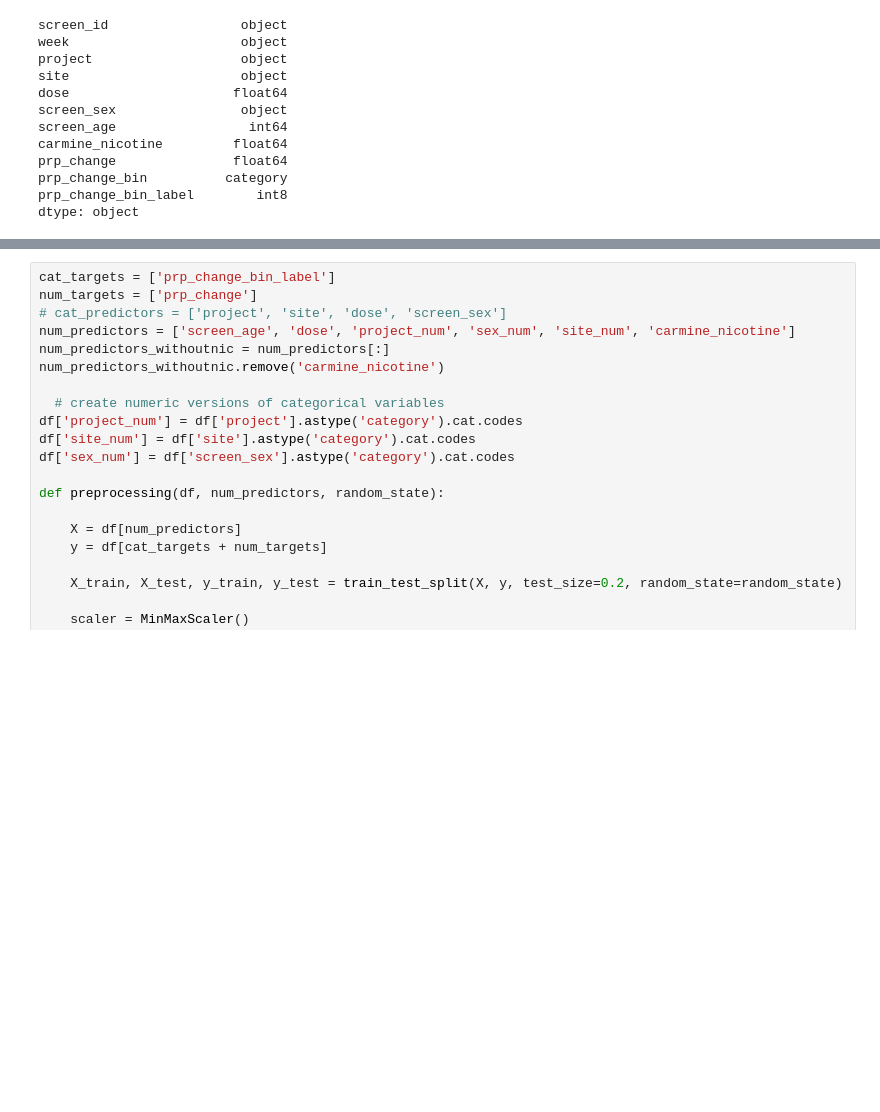
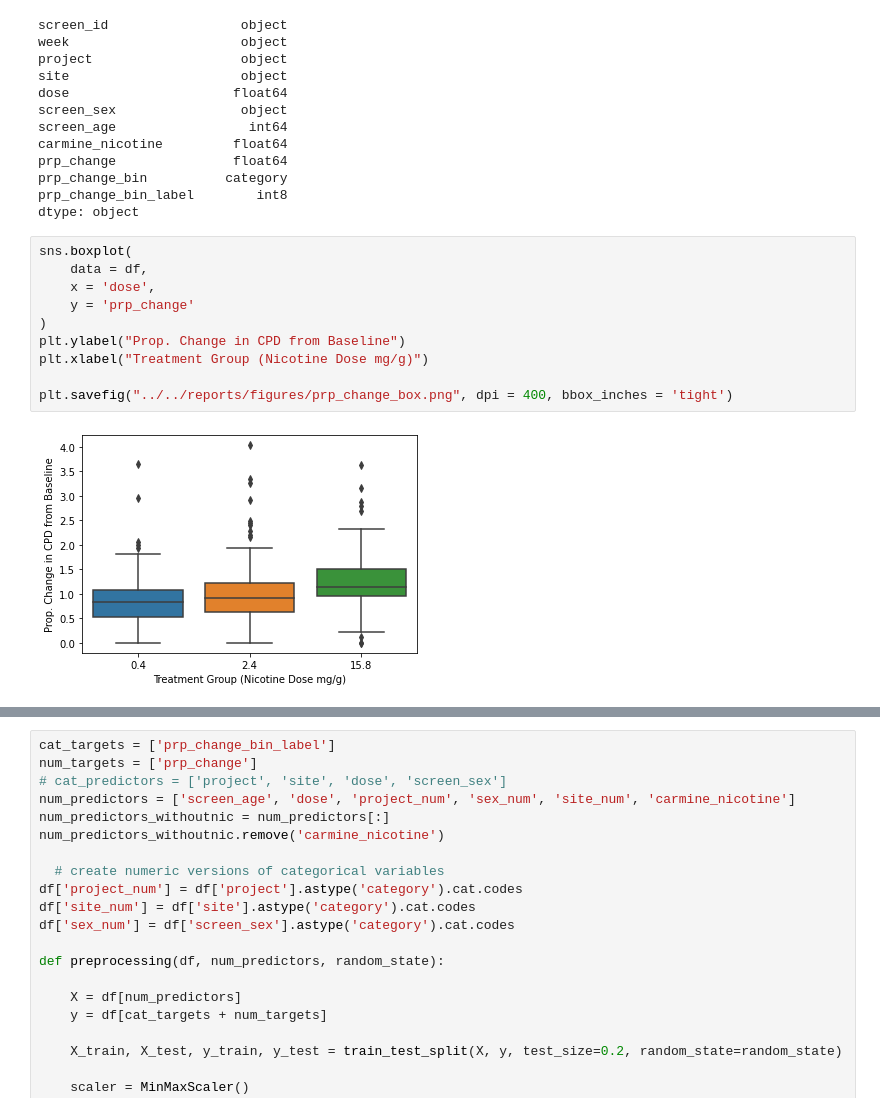
Before and after one commit to ajbarrows/tcors_ub, a Jupyter notebook: src/notebooks/tcors_analysis.ipynb, the cells around one changed output, grey strips where cells are left out. Cells and saved outputs as stored; diff of their text form; blank space fills up the shorter version.

```diff
--- a/src/notebooks/tcors_analysis.ipynb
+++ b/src/notebooks/tcors_analysis.ipynb
@@ -49,4 +49,16 @@ prp_change               float64
 prp_change_bin          category
 prp_change_bin_label        int8
 dtype: object
+# %%
+sns.boxplot(
+    data = df,
+    x = 'dose',
+    y = 'prp_change'
+)
+plt.ylabel("Prop. Change in CPD from Baseline")
+plt.xlabel("Treatment Group (Nicotine Dose mg/g)")
+
+plt.savefig("../../reports/figures/prp_change_box.png", dpi = 400, bbox_inches = 'tight')
+# %% [output]
+[figure, added]
 # %%
```
Also changed, not shown: parts of 38 cells of this notebook, 11 other files.
